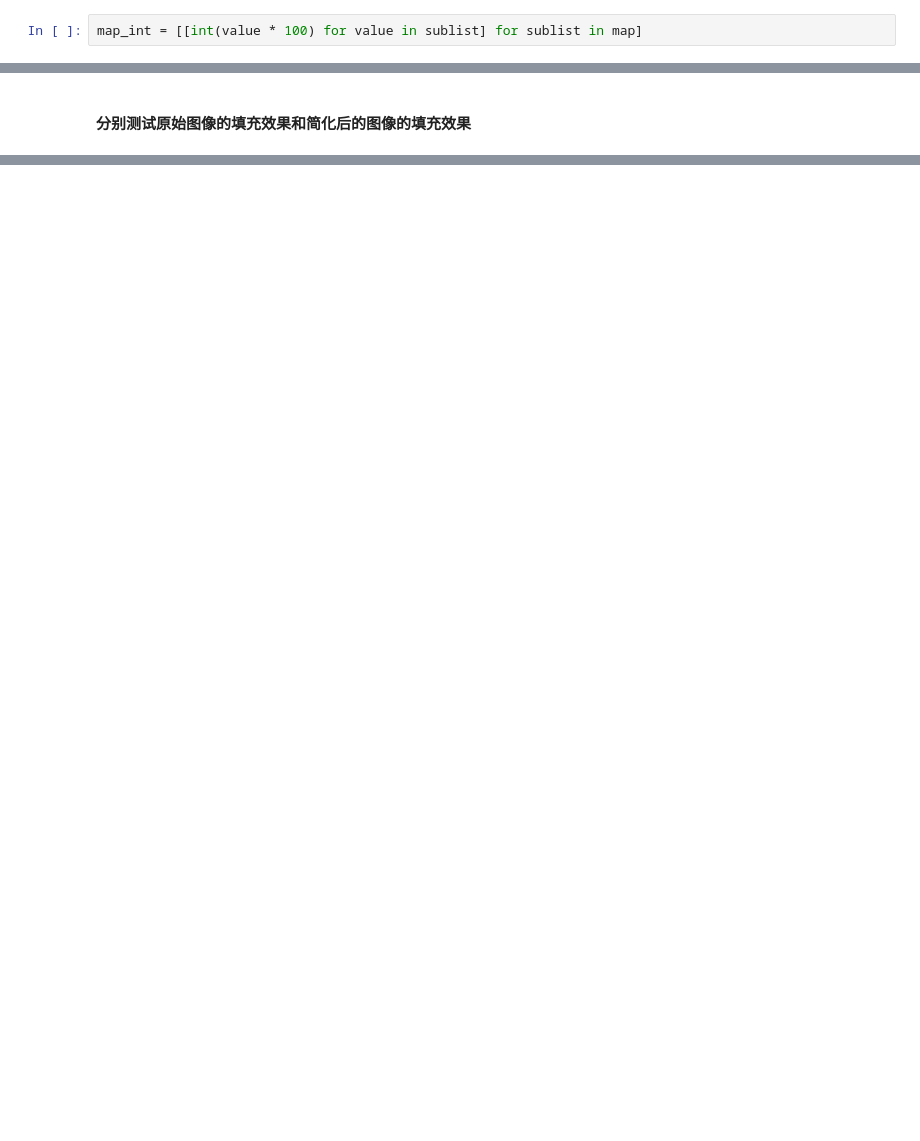
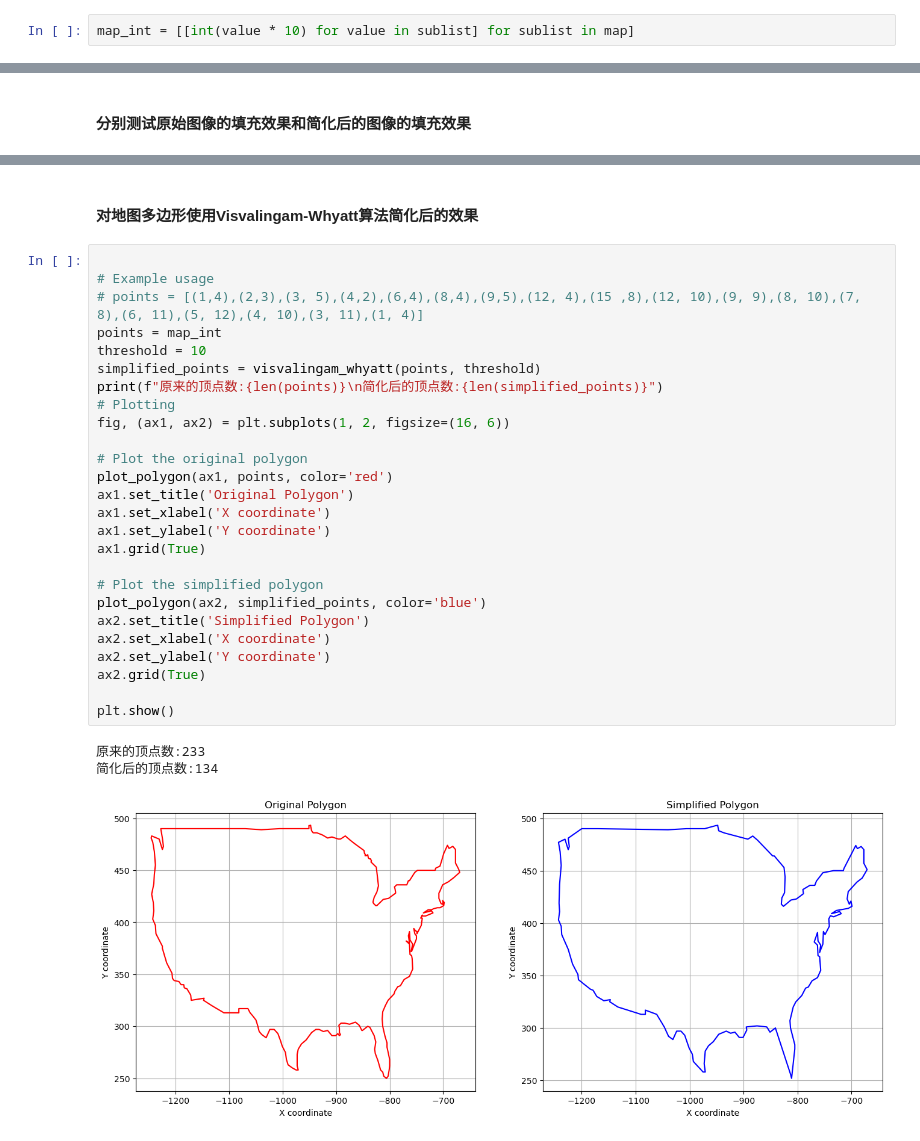
Before and after one commit to HandsomeSword/cv-homeword, a Jupyter notebook: test.ipynb, the cells around one changed output, grey strips where cells are left out. Saved outputs shown, nothing was run; the diff lists cells and outputs as text; blank space fills up the shorter version.

```diff
--- a/test.ipynb
+++ b/test.ipynb
@@ -139,5 +22,5 @@ coord = coordinates[0]
 # %%
 map = coord[5][0]
 # %%
-map_int = [[int(value * 100) for value in sublist] for sublist in map]
+map_int = [[int(value * 10) for value in sublist] for sublist in map]
 # %% [markdown]
@@ -276,0 +341,32 @@ print(f"填充时间:{(end_time - start_time) / 10 : .6f}")
+# %% [markdown]
+#### 对地图多边形使用Visvalingam-Whyatt算法简化后的效果
+# %%
+
+# Example usage
+# points = [(1,4),(2,3),(3, 5),(4,2),(6,4),(8,4),(9,5),(12, 4),(15 ,8),(12, 10),(9, 9),(8, 10),(7, 8),(6, 11),(5, 12),(4, 10),(3, 11),(1, 4)]
+points = map_int
+threshold = 10
+simplified_points = visvalingam_whyatt(points, threshold)
+print(f"原来的顶点数:{len(points)}\n简化后的顶点数:{len(simplified_points)}")
+# Plotting
+fig, (ax1, ax2) = plt.subplots(1, 2, figsize=(16, 6))
+
+# Plot the original polygon
+plot_polygon(ax1, points, color='red')
+ax1.set_title('Original Polygon')
+ax1.set_xlabel('X coordinate')
+ax1.set_ylabel('Y coordinate')
+ax1.grid(True)
+
+# Plot the simplified polygon
+plot_polygon(ax2, simplified_points, color='blue')
+ax2.set_title('Simplified Polygon')
+ax2.set_xlabel('X coordinate')
+ax2.set_ylabel('Y coordinate')
+ax2.grid(True)
+
+plt.show()
+# %% [output]
+原来的顶点数:233
+简化后的顶点数:134
+[figure, added]
```
Also changed, not shown: parts of 37 cells of this notebook, 1 other file.
